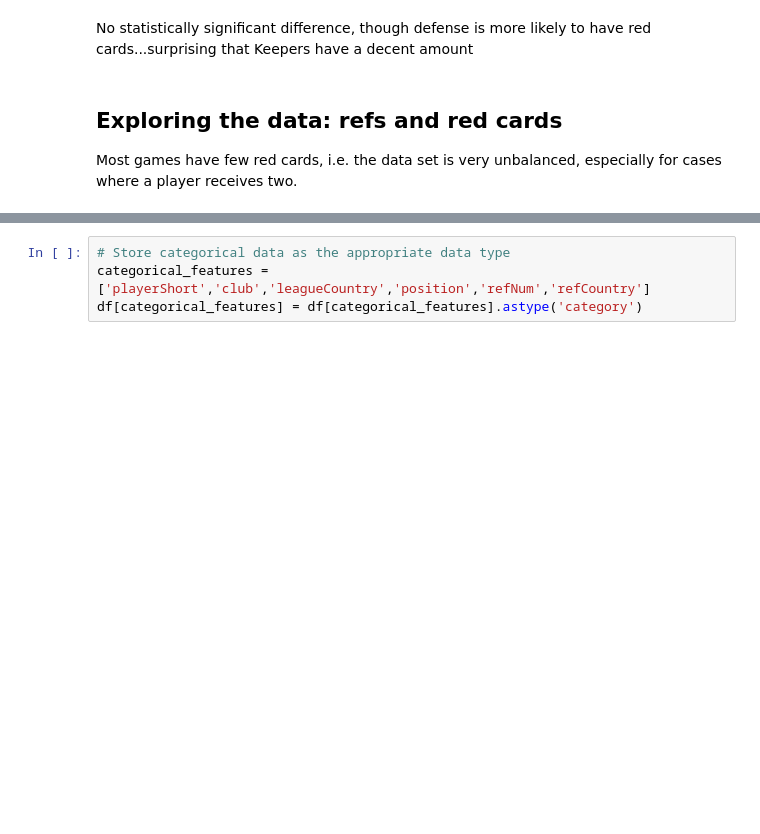
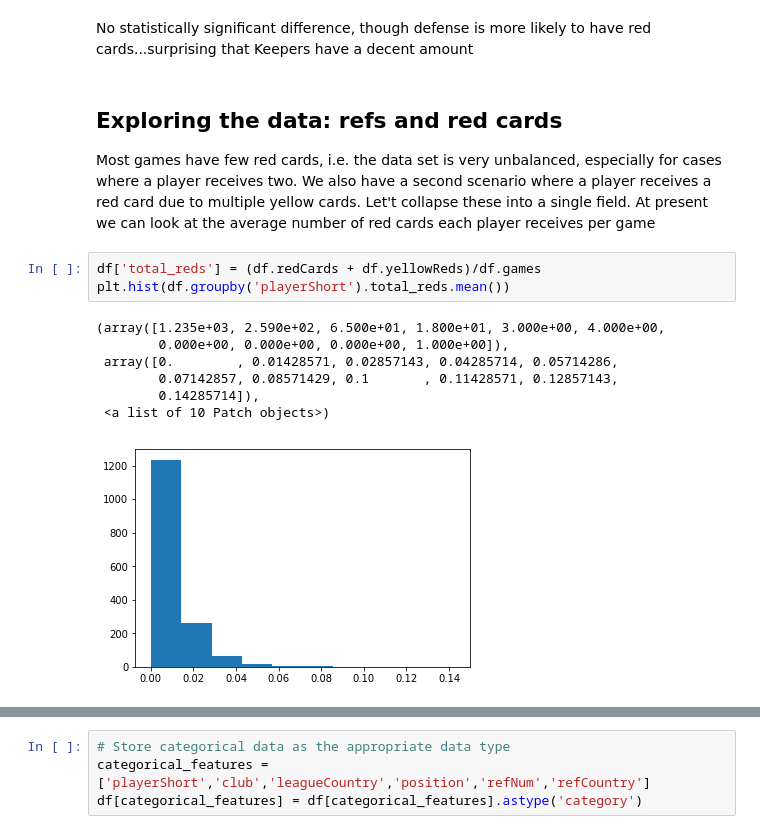
Before and after one commit to mlomnitz/Pandas102, a Jupyter notebook: Exploring a dataset.ipynb, the cells around one changed output, grey strips where cells are left out. Drawn from its saved outputs; the diff is of its cells as text; blank space fills up the shorter version.

```diff
--- a/Exploring a dataset.ipynb
+++ b/Exploring a dataset.ipynb
@@ -297,4 +296,15 @@ Name: redCards, dtype: float64
 No statistically significant difference, though defense is more likely to have red cards...surprising that Keepers have a decent amount
 # %% [markdown]
 ## Exploring the data: refs and red cards
-Most games have few red cards, i.e. the data set is very unbalanced, especially for cases where a player receives two.
+Most games have few red cards, i.e. the data set is very unbalanced, especially for cases where a player receives two.  We also have a second scenario where a player receives a red card due to multiple yellow cards. Let't collapse these into a single field. At present we can look at the average number of red cards each player receives per game
+# %%
+df['total_reds'] = (df.redCards + df.yellowReds)/df.games
+plt.hist(df.groupby('playerShort').total_reds.mean())
+# %% [output]
+(array([1.235e+03, 2.590e+02, 6.500e+01, 1.800e+01, 3.000e+00, 4.000e+00,
+        0.000e+00, 0.000e+00, 0.000e+00, 1.000e+00]),
+ array([0.        , 0.01428571, 0.02857143, 0.04285714, 0.05714286,
+        0.07142857, 0.08571429, 0.1       , 0.11428571, 0.12857143,
+        0.14285714]),
+ <a list of 10 Patch objects>)
+[figure, added]
```
Also changed, not shown: parts of 43 cells of this notebook.
